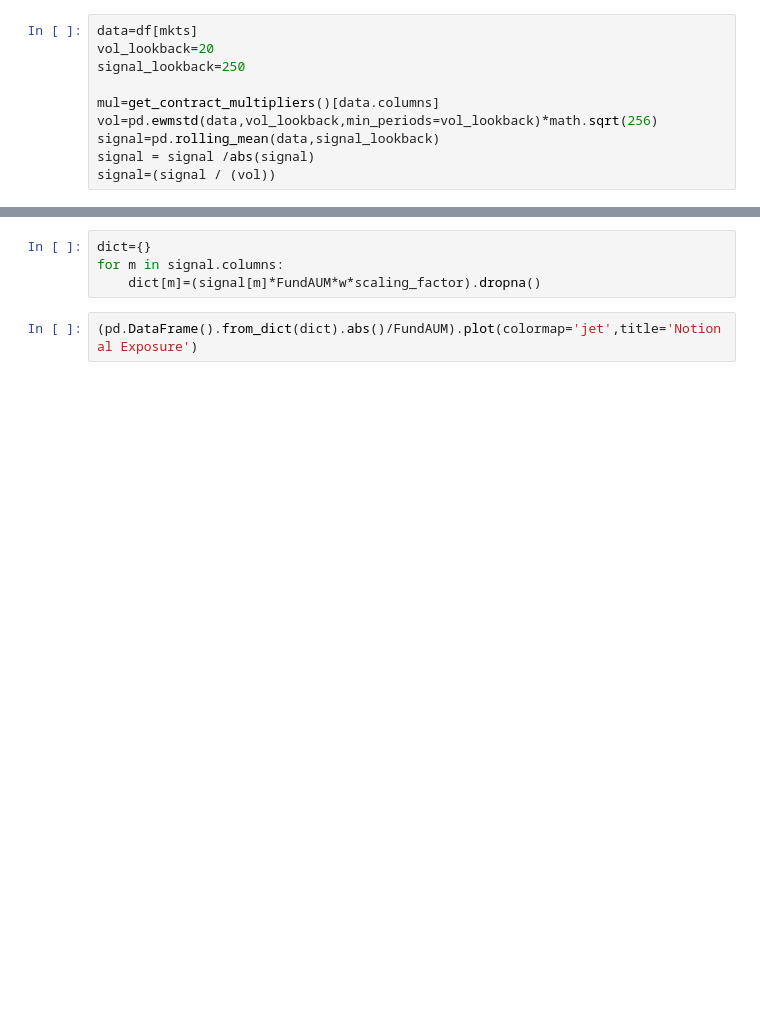
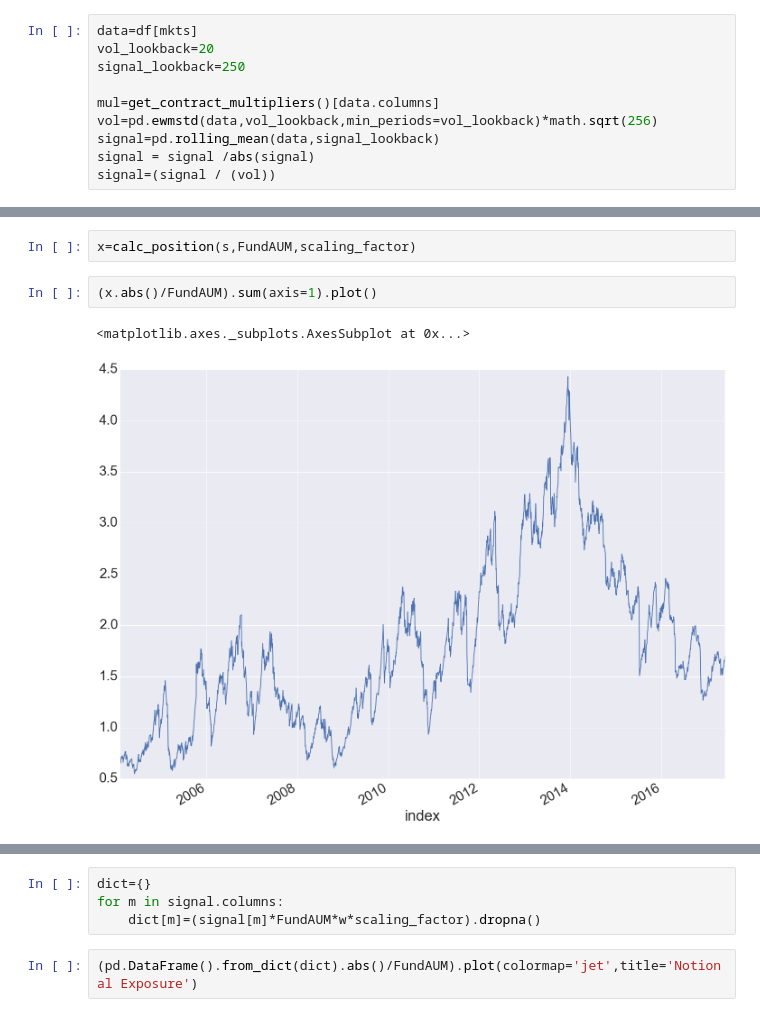
Before and after one commit to mrefermat/Project_C, a Jupyter notebook: LotSize_ScalingFactor.ipynb, the cells around one changed output, grey strips where cells are left out. Cells and saved outputs as stored; diff of their text form; blank space fills up the shorter version.

```diff
--- a/LotSize_ScalingFactor.ipynb
+++ b/LotSize_ScalingFactor.ipynb
@@ -147,0 +160,7 @@ signal=(signal / (vol))
+# %%
+x=calc_position(s,FundAUM,scaling_factor)
+# %%
+(x.abs()/FundAUM).sum(axis=1).plot()
+# %% [output]
+<matplotlib.axes._subplots.AxesSubplot at 0x...>
+[figure, added]
```
Also changed, not shown: parts of 38 cells of this notebook, 2 other files.
